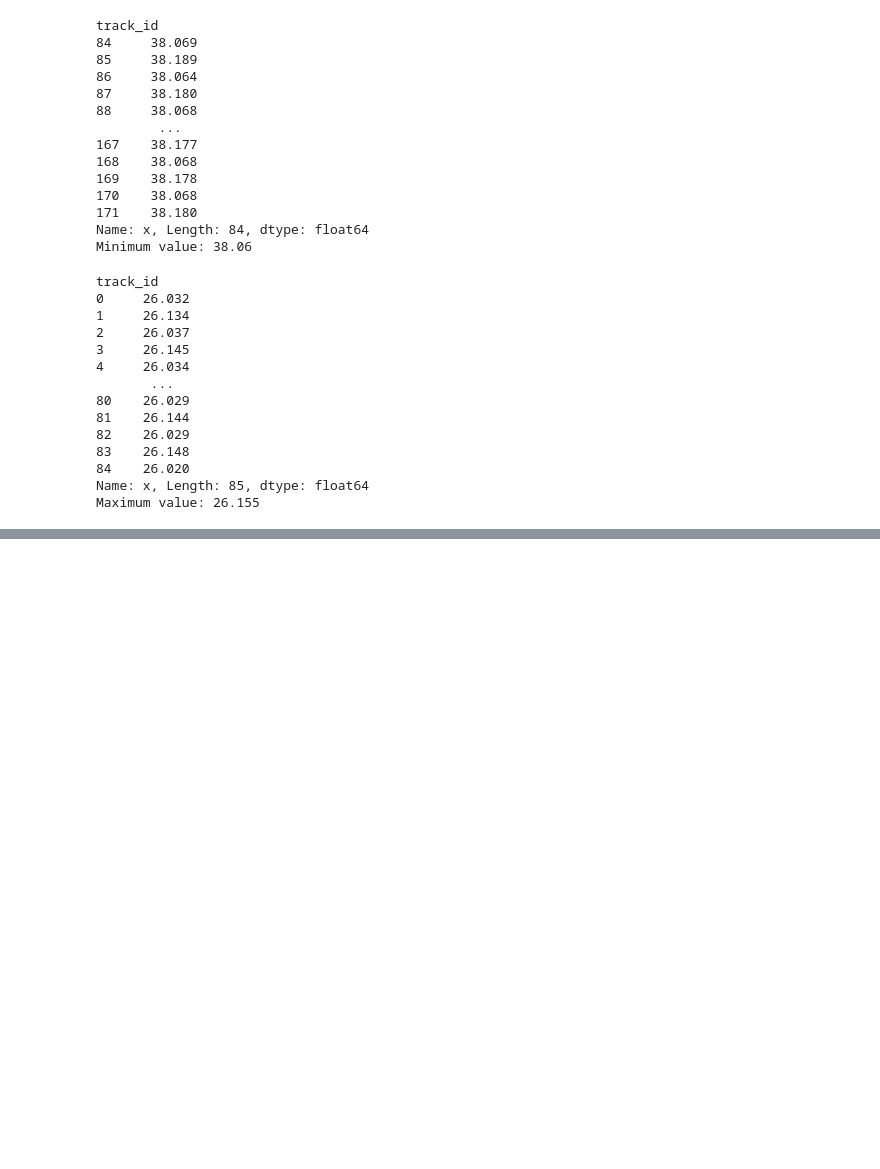
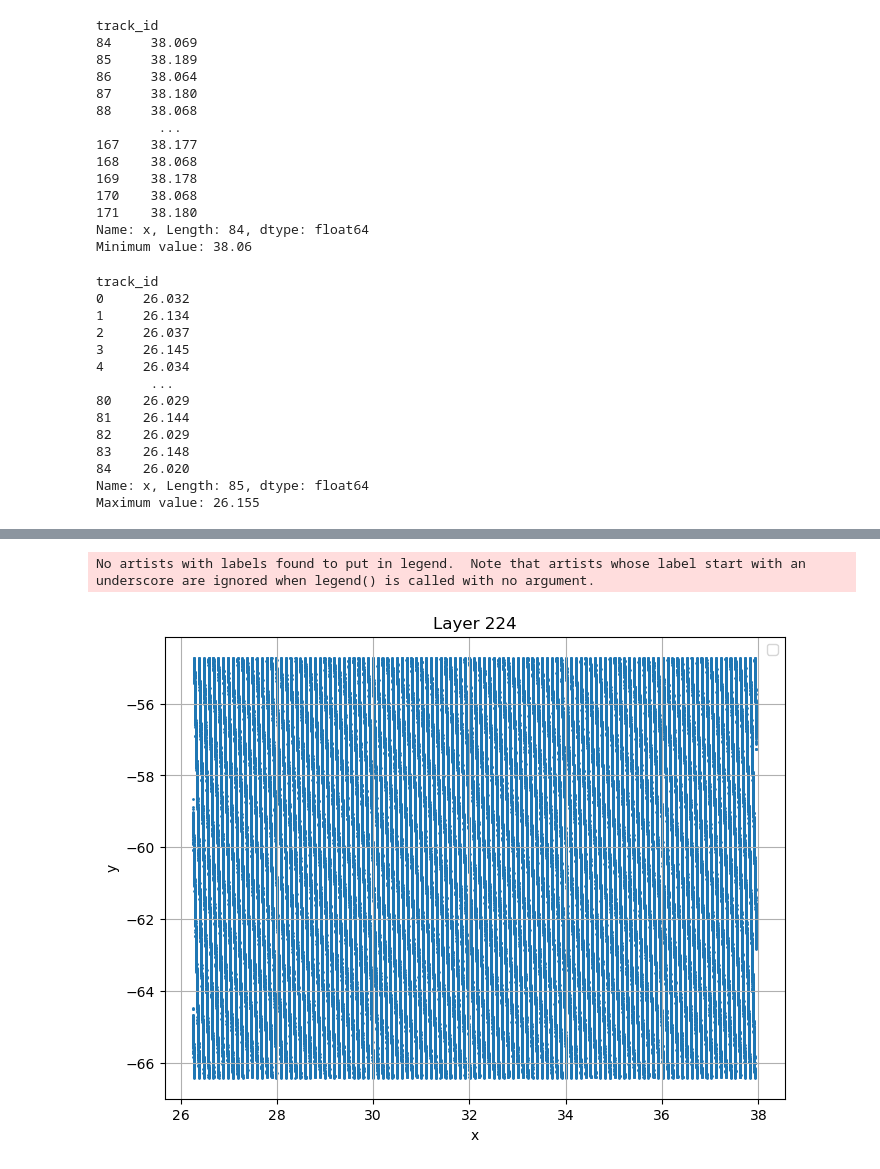
Before and after one commit to Cimap-dev/qda-project, a Jupyter notebook: layerridotto.ipynb, the cells around one changed output, grey strips where cells are left out. Saved outputs shown, nothing was run; the diff lists cells and outputs as text; code cells hidden in the pictures; blank space fills up the shorter version.

```diff
--- a/layerridotto.ipynb
+++ b/layerridotto.ipynb
@@ -189,0 +200,4 @@ layer225 = pd.read_csv('./data/layer_225.csv')
+# %%
+filtered_dataset_224 = layer224[(layer224['x'] >= xmin) & (layer224['x'] <= xmax) &
+                                (layer224['y'] >= ymin) & (layer224['y'] <= ymax)]
+print(filtered_dataset_224)
@@ -189,0 +222,12 @@ layer225 = pd.read_csv('./data/layer_225.csv')
+# %%
+plt.figure(figsize=(8, 6))
+plt.scatter(filtered_dataset_224['x'], filtered_dataset_224['y'], s=1)
+plt.title('Layer 224')
+plt.xlabel('x')
+plt.ylabel('y')
+plt.legend()
+plt.grid(True)
+plt.show()
+# %% [output]
+No artists with labels found to put in legend.  Note that artists whose label start with an underscore are ignored when legend() is called with no argument.
+[figure, added]
```
Also changed, not shown: parts of 15 cells of this notebook.
